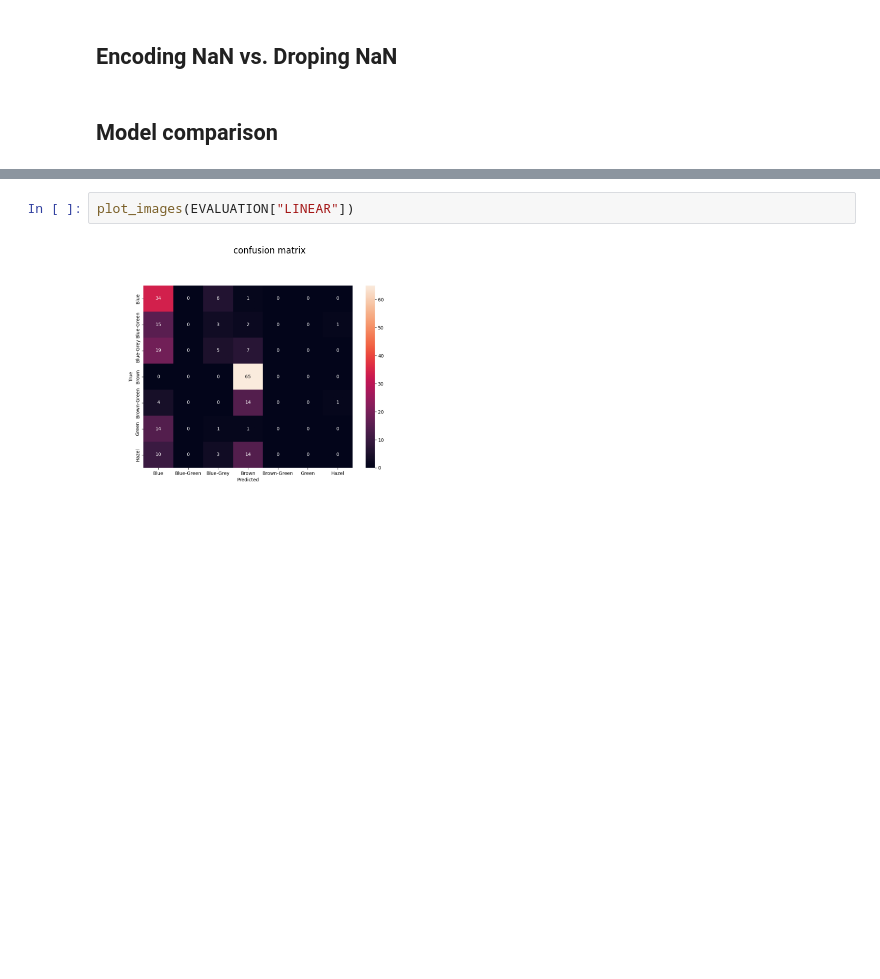
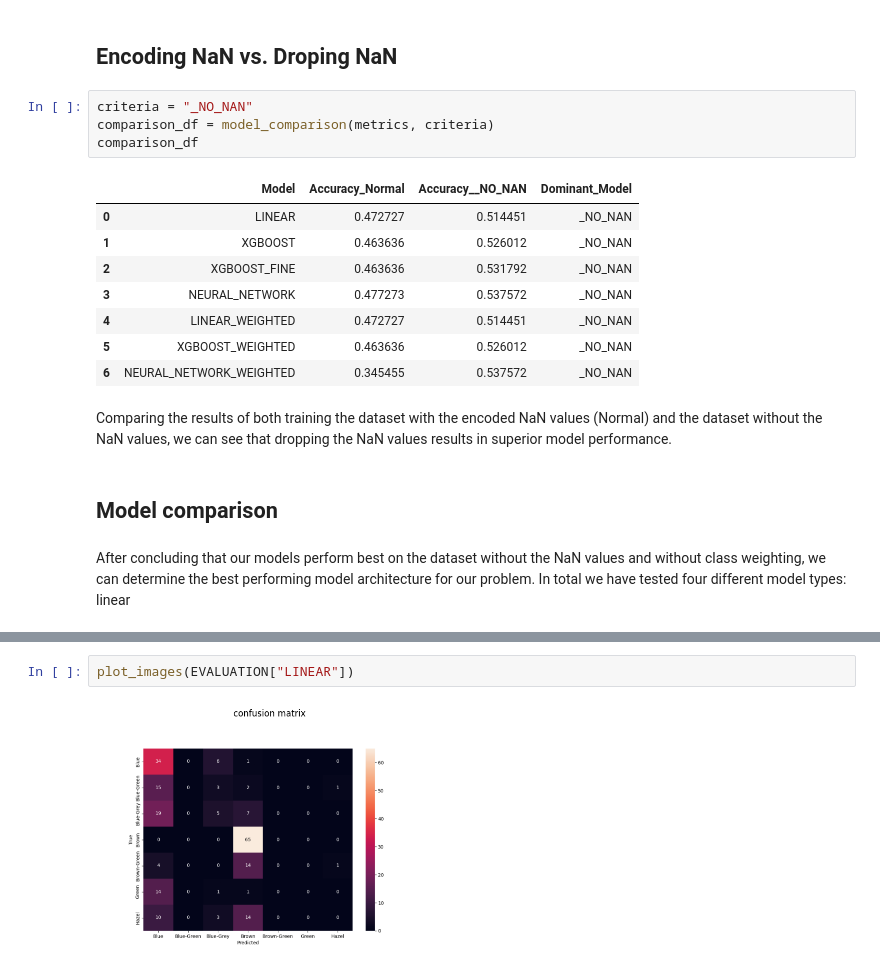
Before and after one commit to ChrisTho23/Gen2PhenMini, a Jupyter notebook: src/helper.ipynb, the cells around one changed output, grey strips where cells are left out. Saved outputs shown, nothing was run; the diff lists cells and outputs as text; blank space fills up the shorter version.

```diff
--- a/src/helper.ipynb
+++ b/src/helper.ipynb
@@ -254,7 +249,24 @@ But having trained both, the unweighted and weighted dataset in a logistic regre
 # %% [markdown]
 ## Encoding NaN vs. Droping NaN
+# %%
+criteria = "_NO_NAN"
+comparison_df = model_comparison(metrics, criteria)
+comparison_df
+# %% [output]
+|  | Model | Accuracy_Normal | Accuracy__NO_NAN | Dominant_Model |
+| 0 | LINEAR | 0.472727 | 0.514451 | _NO_NAN |
+| 1 | XGBOOST | 0.463636 | 0.526012 | _NO_NAN |
+| 2 | XGBOOST_FINE | 0.463636 | 0.531792 | _NO_NAN |
+| 3 | NEURAL_NETWORK | 0.477273 | 0.537572 | _NO_NAN |
+| 4 | LINEAR_WEIGHTED | 0.472727 | 0.514451 | _NO_NAN |
+| 5 | XGBOOST_WEIGHTED | 0.463636 | 0.526012 | _NO_NAN |
+| 6 | NEURAL_NETWORK_WEIGHTED | 0.345455 | 0.537572 | _NO_NAN |
+# %% [markdown]
+Comparing the results of both training the dataset with the encoded NaN values (Normal) and the dataset without the NaN values, we can see that dropping the NaN values results in superior model performance.
 # %% [markdown]
 ## Model comparison
+# %% [markdown]
+After concluding that our models perform best on the dataset without the NaN values and without class weighting, we can determine the best performing model architecture for our problem. In total we have tested four different model types: linear
 # %%
 metrics_df = pd.read_json(EVALUATION['METRICS'])
 metrics_df.head()
```
Also changed, not shown: parts of 5 cells of this notebook, 4 other files.
